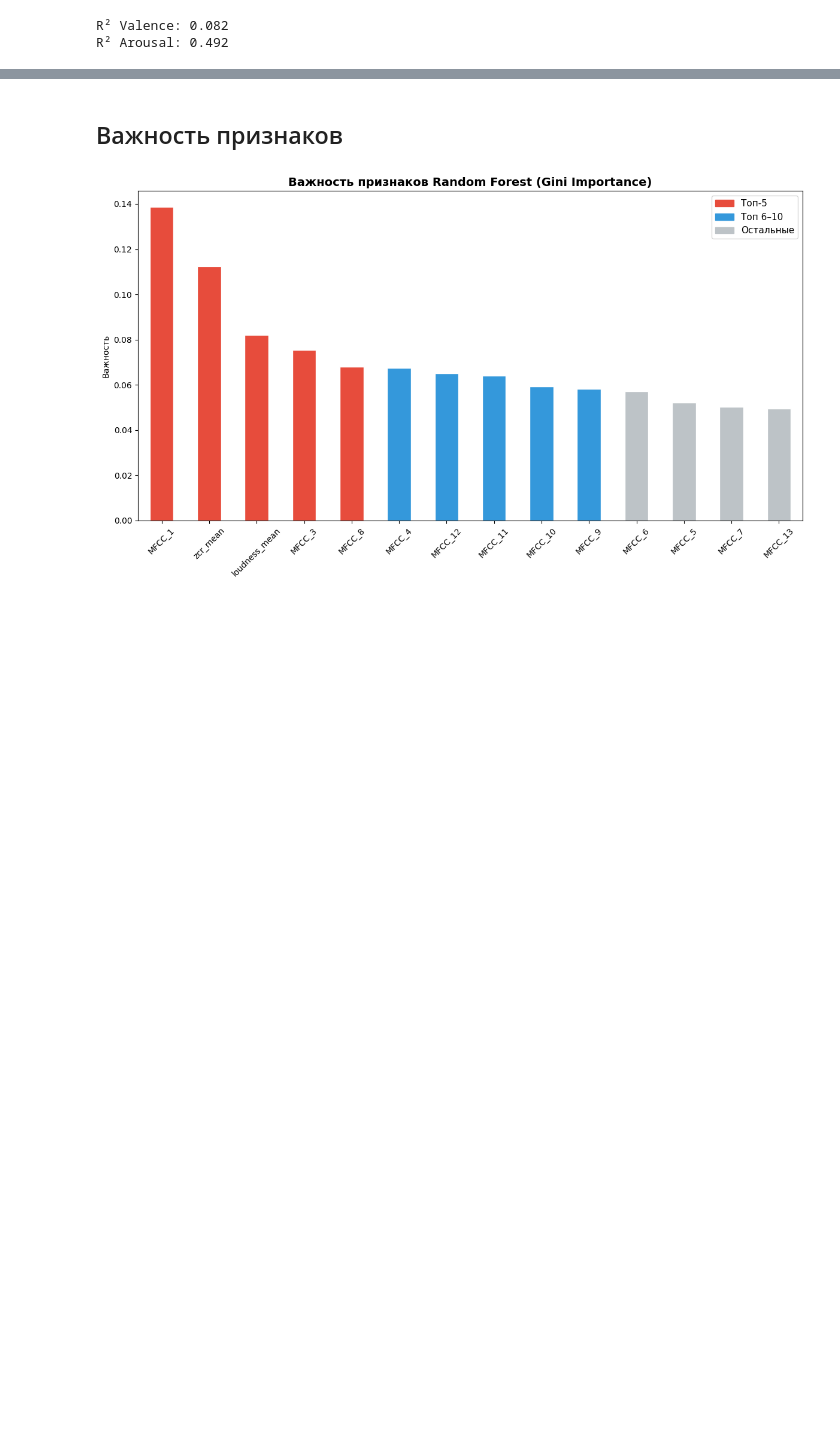
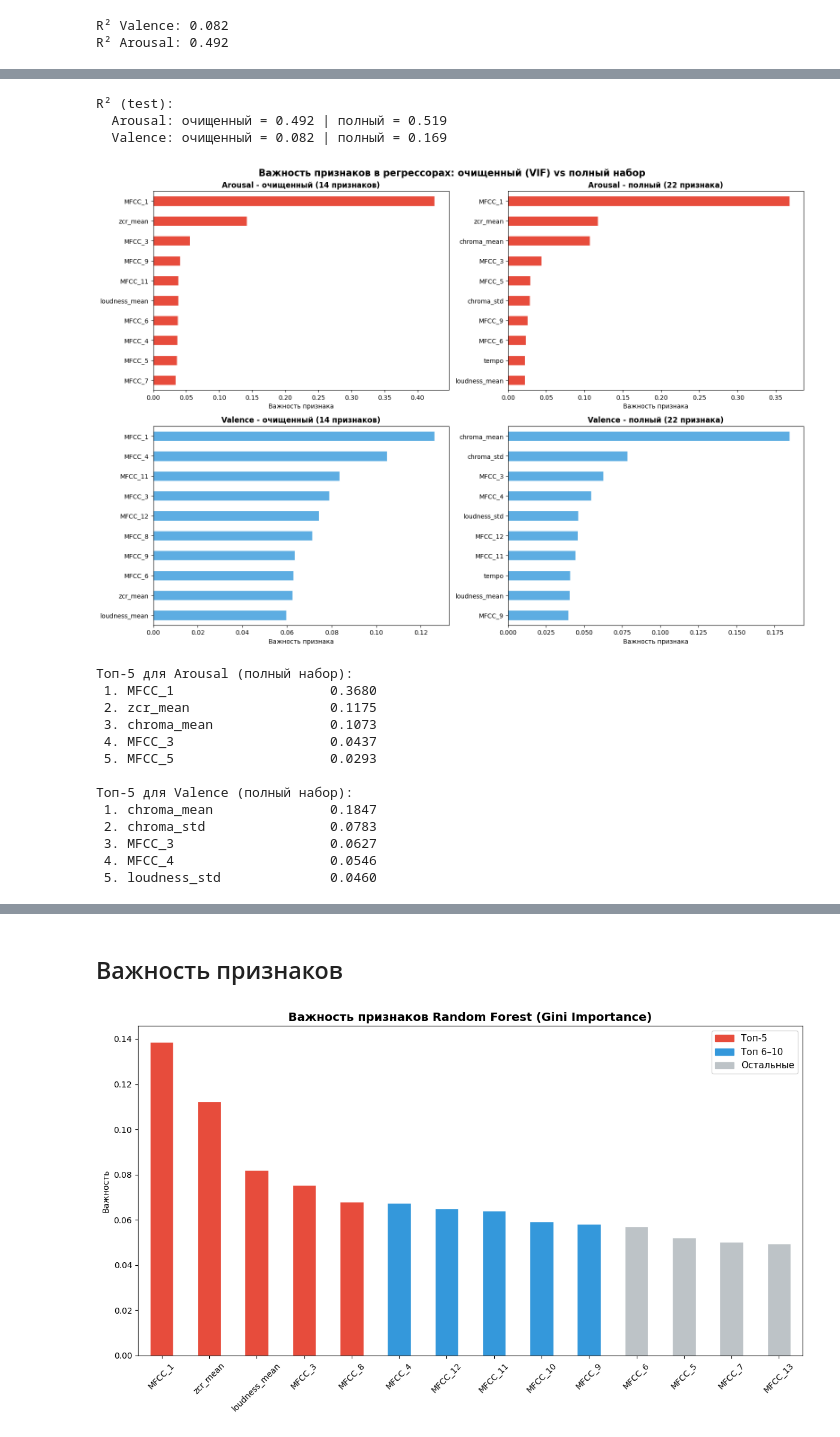
Before and after one commit to CAMblE-CAMblE/music-emotions, a Jupyter notebook: notebooks/music_emotion_analysis.ipynb, the cells around one changed output, grey strips where cells are left out. Cells and saved outputs as stored; diff of their text form; code cells hidden in the pictures; blank space fills up the shorter version.

```diff
--- a/notebooks/music_emotion_analysis.ipynb
+++ b/notebooks/music_emotion_analysis.ipynb
@@ -647,0 +643,62 @@ display(results.set_index('Метрика'))
+# %%
+# Регрессоры на ПОЛНОМ (неочищенном) наборе признаков
+X_full_feats = df[FEATURE_COLS].copy()                       # 22 признака до VIF-фильтрации
+Xf_scaled = pd.DataFrame(StandardScaler().fit_transform(X_full_feats), columns=FEATURE_COLS)
+
+Xf_tr_v, Xf_te_v, yf_tr_v, yf_te_v = train_test_split(Xf_scaled, y_valence, test_size=0.2, random_state=1)
+Xf_tr_a, Xf_te_a, yf_tr_a, yf_te_a = train_test_split(Xf_scaled, y_arousal, test_size=0.2, random_state=1)
+
+rfr_valence_full = RandomForestRegressor(n_estimators=200, random_state=1, n_jobs=-1).fit(Xf_tr_v, yf_tr_v)
+rfr_arousal_full = RandomForestRegressor(n_estimators=200, random_state=1, n_jobs=-1).fit(Xf_tr_a, yf_tr_a)
+
+imp_arousal_full = pd.Series(rfr_arousal_full.feature_importances_, index=FEATURE_COLS).sort_values(ascending=False)
+imp_valence_full = pd.Series(rfr_valence_full.feature_importances_, index=FEATURE_COLS).sort_values(ascending=False)
+
+# R²: очищенный vs полный
+print('R\u00b2 (test):')
+print(f'  Arousal: очищенный = {rfr_arousal.score(X_te_a, y_te_a):.3f} | полный = {rfr_arousal_full.score(Xf_te_a, yf_te_a):.3f}')
+print(f'  Valence: очищенный = {rfr_valence.score(X_te_v, y_te_v):.3f} | полный = {rfr_valence_full.score(Xf_te_v, yf_te_v):.3f}')
+
+# Топ-10 важностей: 4 панели (очищенный/полный x Arousal/Valence)
+fig, axes = plt.subplots(2, 2, figsize=(16, 11))
+fig.suptitle('Важность признаков в регрессорах: очищенный (VIF) vs полный набор', fontsize=15, fontweight='bold')
+
+panels = [
+    (axes[0, 0], imp_arousal,      'Arousal - очищенный (14 признаков)', '#E74C3C'),
+    (axes[0, 1], imp_arousal_full, 'Arousal - полный (22 признака)',     '#E74C3C'),
+    (axes[1, 0], imp_valence,      'Valence - очищенный (14 признаков)', '#5DADE2'),
+    (axes[1, 1], imp_valence_full, 'Valence - полный (22 признака)',     '#5DADE2'),
+]
+for ax, imp, title, color in panels:
+    imp.head(10).iloc[::-1].plot(kind='barh', ax=ax, color=color, edgecolor='white')
+    ax.set_title(title, fontweight='bold')
+    ax.set_xlabel('Важность признака')
+
+plt.tight_layout()
+plt.show()
+
+print('\nТоп-5 для Arousal (полный набор):')
+for i, (feat, val) in enumerate(imp_arousal_full.head(5).items(), 1):
+    print(f'{i:2d}. {feat:<25s} {val:.4f}')
+
+print('\nТоп-5 для Valence (полный набор):')
+for i, (feat, val) in enumerate(imp_valence_full.head(5).items(), 1):
+    print(f'{i:2d}. {feat:<25s} {val:.4f}')
+# %% [output]
+R² (test):
+  Arousal: очищенный = 0.492 | полный = 0.519
+  Valence: очищенный = 0.082 | полный = 0.169
+[figure, added]
+Топ-5 для Arousal (полный набор):
+ 1. MFCC_1                    0.3680
+ 2. zcr_mean                  0.1175
+ 3. chroma_mean               0.1073
+ 4. MFCC_3                    0.0437
+ 5. MFCC_5                    0.0293
+
+Топ-5 для Valence (полный набор):
+ 1. chroma_mean               0.1847
+ 2. chroma_std                0.0783
+ 3. MFCC_3                    0.0627
+ 4. MFCC_4                    0.0546
+ 5. loudness_std              0.0460
```
Also changed, not shown: parts of 24 cells of this notebook.
